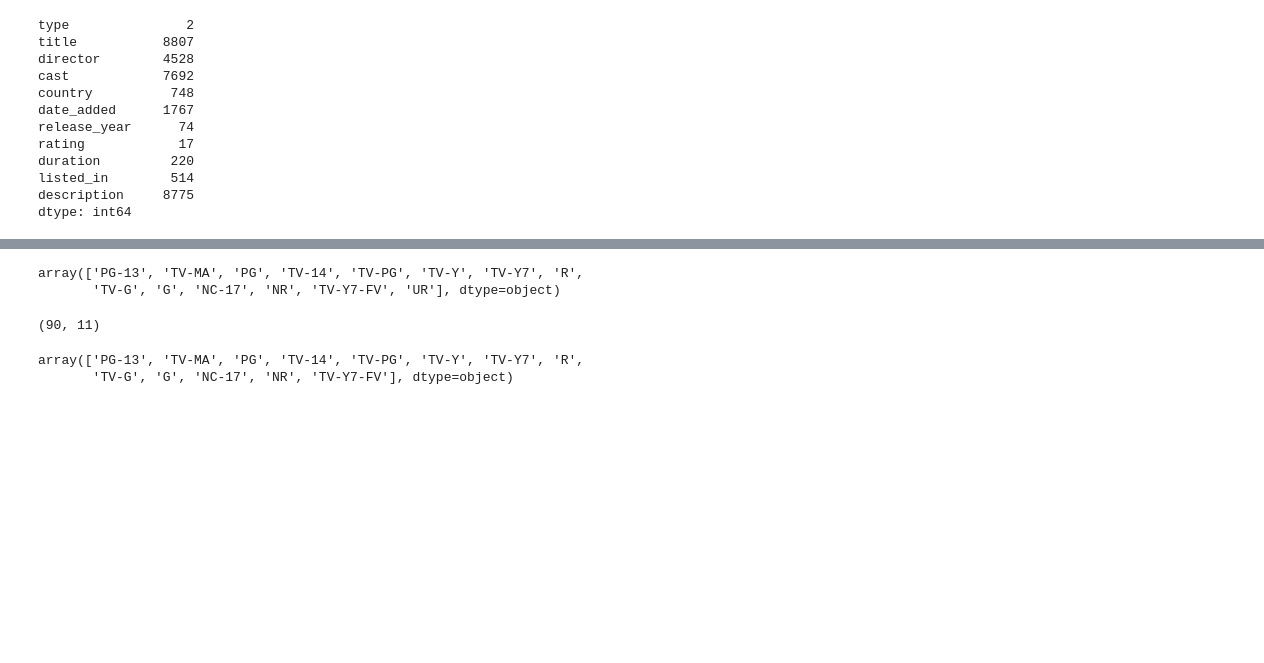
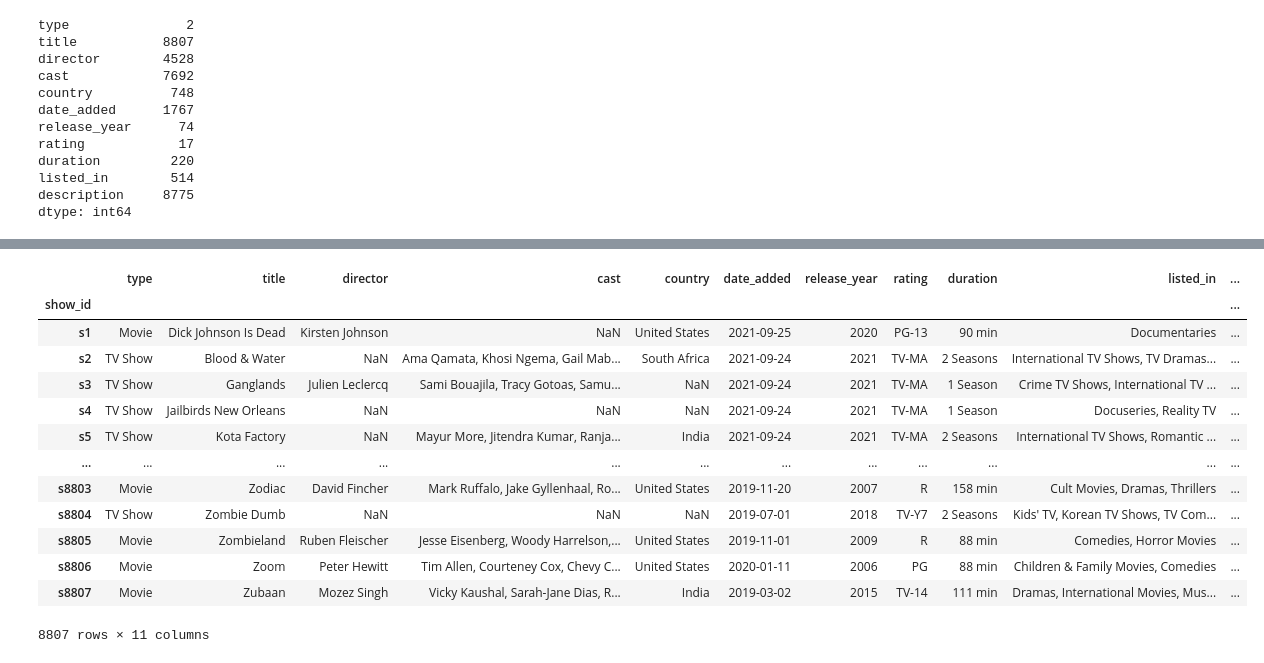
Before and after one commit to jameslaurence82/PythonPandas, a Jupyter notebook: netflixtitles.ipynb, the cells around one changed output, grey strips where cells are left out. Cells and saved outputs as stored; diff of their text form; code cells hidden in the pictures; blank space fills up the shorter version.

```diff
--- a/netflixtitles.ipynb
+++ b/netflixtitles.ipynb
@@ -112,0 +117,7 @@ dtype: int64
+# %%
+# Strip white spaces from all object columns
+object_columns = netflixdf.select_dtypes(['object']).columns
+netflixdf[object_columns] = netflixdf[object_columns].apply(lambda x: x.str.strip())
+
+# Ensure the data type of object columns remains as 'object'
+netflixdf[object_columns] = netflixdf[object_columns].astype('object')
@@ -112,0 +198,9 @@ dtype: int64
+# %%
+# Create a boolean mask for rows that meet the condition ('74 min', '84 min', '66 min')
+condition = netflixdf['rating'].isin(['74 min', '84 min', '66 min'])
+
+# Update 'duration' column and leave NaN in 'rating' column for the specified rows
+netflixdf.loc[condition, 'duration'] = netflixdf.loc[condition, 'rating']
+
+# Set NaN in 'rating' column for the specified rows
+netflixdf.loc[condition, 'rating'] = np.nan
@@ -216,10 +230,0 @@ filtereddf
-# %%
-# updating netflixdf to have the rating columns with no incorrect values and nan'set
-# Move the 'rating' values to the 'duration' column
-rows_to_update = ['s5542', 's5795', 's5814']
-for row_id in rows_to_update:
-    rating_value = netflixdf.loc[row_id, 'rating']
-    netflixdf.loc[row_id, 'duration'] = rating_value
-    netflixdf.loc[row_id, 'rating'] = 'NR'
-# Replace NaN values in the 'rating' column with 'NR'
-netflixdf['rating'] = netflixdf['rating'].fillna('NR')
@@ -236,26 +231,25 @@ netflixdf.head()
-# %%
-#checking rating column to see if nan and durations have been updated
-# displaying the unqiue values for the rating column
-rating_unique = netflixdf.rating.unique()
-rating_unique
-# %% [output]
-array(['PG-13', 'TV-MA', 'PG', 'TV-14', 'TV-PG', 'TV-Y', 'TV-Y7', 'R',
-       'TV-G', 'G', 'NC-17', 'NR', 'TV-Y7-FV', 'UR'], dtype=object)
-# %%
-# Create a boolean mask for rows that meet the condition to see which rows are NR and UR
-condition1 = netflixdf['rating'].isin(['UR','NR'])
-rating_filter_df = netflixdf[condition1]
-rating_filter_df.shape
-# %% [output]
-(90, 11)
-# %%
-# Replace 'UR' with 'NR' in the 'rating' column
-netflixdf['rating'] = netflixdf['rating'].replace('UR', 'NR')
-# %%
-# verifying rating column has all required rating type
-ratings_unique = netflixdf.rating.unique()
-ratings_unique
-# %% [output]
-array(['PG-13', 'TV-MA', 'PG', 'TV-14', 'TV-PG', 'TV-Y', 'TV-Y7', 'R',
-       'TV-G', 'G', 'NC-17', 'NR', 'TV-Y7-FV'], dtype=object)
+# %%
+# Updating date added column to match DB Time format yyyy-mm-dd
+netflixdf['date_added'] = pd.to_datetime(netflixdf['date_added'], errors='coerce')
+
+# Convert the pd.to_datetime values to the format of 'yyyy-mm-dd'
+netflixdf['date_added'] = netflixdf['date_added'].dt.strftime('%Y-%m-%d')
+
+# Display the DataFrame
+netflixdf
+# %% [output]
+|  | type | title | director | cast | country | date_added | release_year | rating | duration | listed_in | ... |
+| show_id |  |  |  |  |  |  |  |  |  |  | ... |
+| s1 | Movie | Dick Johnson Is Dead | Kirsten Johnson | NaN | United States | 2021-09-25 | 2020 | PG-13 | 90 min | Documentaries | ... |
+| s2 | TV Show | Blood & Water | NaN | Ama Qamata, Khosi Ngema, Gail Mab... | South Africa | 2021-09-24 | 2021 | TV-MA | 2 Seasons | International TV Shows, TV Dramas... | ... |
+| s3 | TV Show | Ganglands | Julien Leclercq | Sami Bouajila, Tracy Gotoas, Samu... | NaN | 2021-09-24 | 2021 | TV-MA | 1 Season | Crime TV Shows, International TV ... | ... |
+| s4 | TV Show | Jailbirds New Orleans | NaN | NaN | NaN | 2021-09-24 | 2021 | TV-MA | 1 Season | Docuseries, Reality TV | ... |
+| s5 | TV Show | Kota Factory | NaN | Mayur More, Jitendra Kumar, Ranja... | India | 2021-09-24 | 2021 | TV-MA | 2 Seasons | International TV Shows, Romantic ... | ... |
+| ... | ... | ... | ... | ... | ... | ... | ... | ... | ... | ... | ... |
+| s8803 | Movie | Zodiac | David Fincher | Mark Ruffalo, Jake Gyllenhaal, Ro... | United States | 2019-11-20 | 2007 | R | 158 min | Cult Movies, Dramas, Thrillers | ... |
+| s8804 | TV Show | Zombie Dumb | NaN | NaN | NaN | 2019-07-01 | 2018 | TV-Y7 | 2 Seasons | Kids' TV, Korean TV Shows, TV Com... | ... |
+| s8805 | Movie | Zombieland | Ruben Fleischer | Jesse Eisenberg, Woody Harrelson,... | United States | 2019-11-01 | 2009 | R | 88 min | Comedies, Horror Movies | ... |
+| s8806 | Movie | Zoom | Peter Hewitt | Tim Allen, Courteney Cox, Chevy C... | United States | 2020-01-11 | 2006 | PG | 88 min | Children & Family Movies, Comedies | ... |
+| s8807 | Movie | Zubaan | Mozez Singh | Vicky Kaushal, Sarah-Jane Dias, R... | India | 2019-03-02 | 2015 | TV-14 | 111 min | Dramas, International Movies, Mus... | ... |
+8807 rows × 11 columns
 # %%
```
Also changed, not shown: parts of 44 cells of this notebook, 2 other files.
